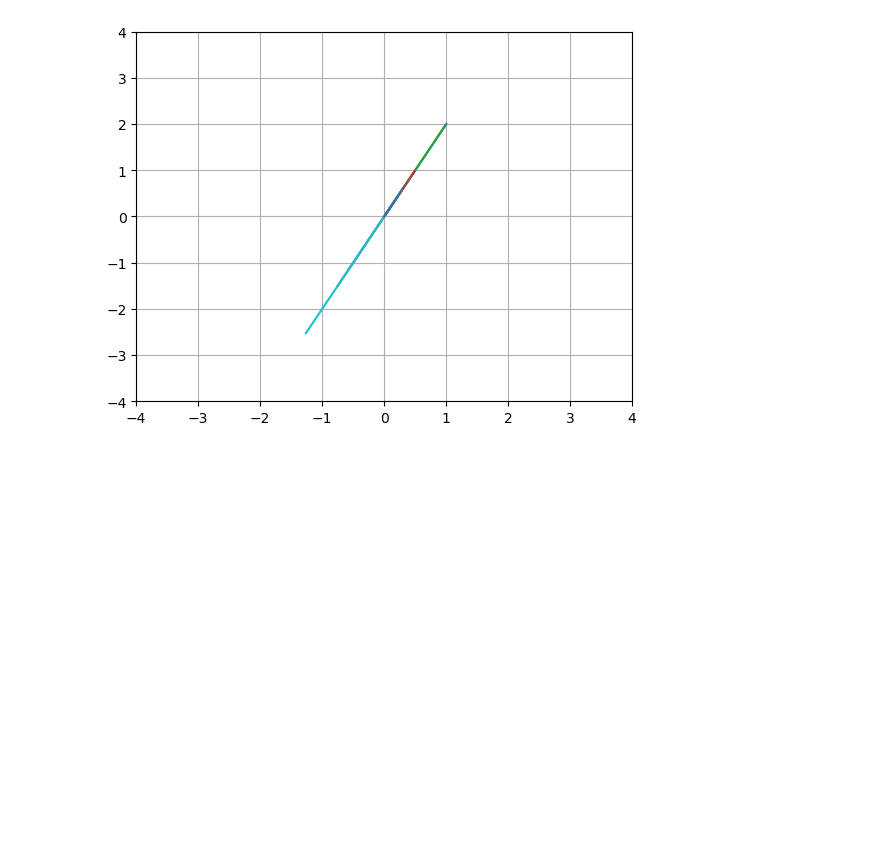
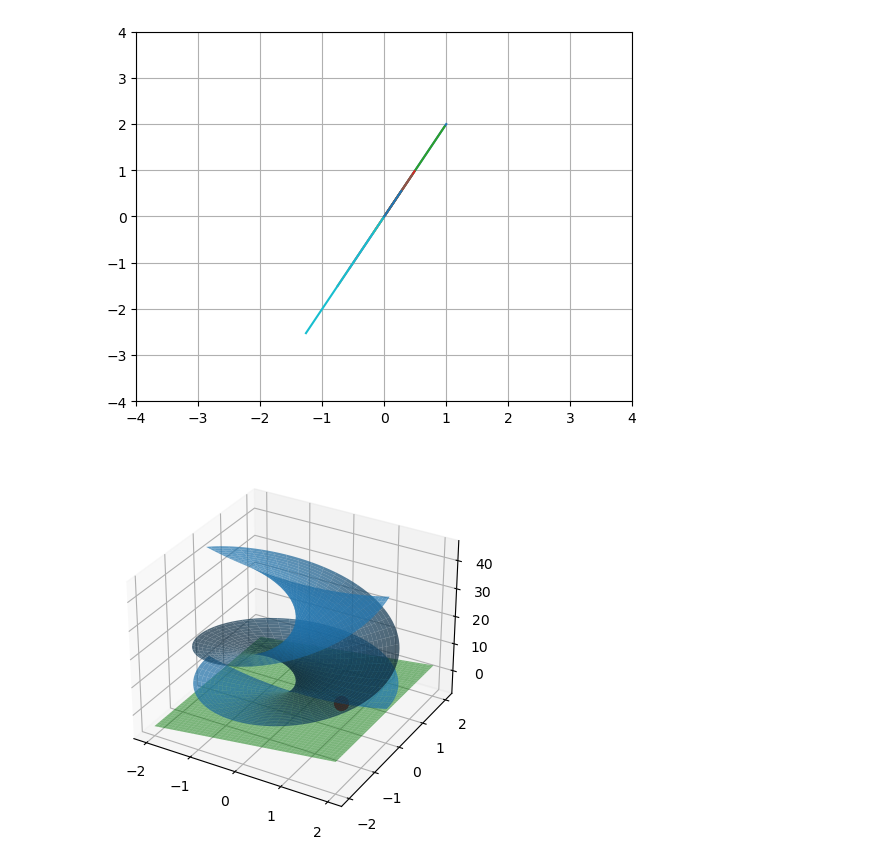
Before and after one commit to lkck001/python_proj, a Jupyter notebook: Linear Algebra/vectors.ipynb, the cells around one changed output. Saved outputs shown, nothing was run; the diff lists cells and outputs as text; code cells hidden in the pictures; blank space fills up the shorter version.

```diff
--- a/Linear Algebra/vectors.ipynb
+++ b/Linear Algebra/vectors.ipynb
@@ -16,3 +16,49 @@ plt.axis([-4,4,-4,4])
 # %% [output]
 (-4.0, 4.0, -4.0, 4.0)
 [figure]
+# %%
+import numpy as np
+import matplotlib.pyplot as plt
+from mpl_toolkits.mplot3d import Axes3D
+
+# 1. Define the vector function T(u,v)
+def T(u, v):
+    return (u * np.cos(v), u * np.sin(v), u**2 + v**2)
+
+# 2. Compute the partial derivatives with respect to u and v
+def Tu(u, v):
+    return (np.cos(v), np.sin(v), 2*u)
+
+def Tv(u, v):
+    return (-u * np.sin(v), u * np.cos(v), 2*v)
+
+# 3. Compute the normal vector to the plane at (1,0)
+u_val = 1
+v_val = 0
+normal_vector = np.cross(Tu(u_val, v_val), Tv(u_val, v_val))
+
+# 4. Plot T(u,v)
+u = np.linspace(-2, 2, 100)
+v = np.linspace(0, 2 * np.pi, 100)
+u, v = np.meshgrid(u, v)
+
+x, y, z = T(u, v)
+
+fig = plt.figure()
+ax = fig.add_subplot(111, projection='3d')
+ax.plot_surface(x, y, z, alpha=0.7)
+
+# 5. Plot the plane at (1,0)
+point_on_plane = T(u_val, v_val)
+d = -point_on_plane[0] * normal_vector[0] - point_on_plane[1] * normal_vector[1] - point_on_plane[2] * normal_vector[2]
+xx, yy = np.meshgrid(np.linspace(-2, 2, 100), np.linspace(-2, 2, 100))
+zz = (-normal_vector[0] * xx - normal_vector[1] * yy - d) * 1. / normal_vector[2]
+ax.plot_surface(xx, yy, zz, color='green', alpha=0.5)
+
+# Add the planePoint to the plot
+ax.scatter(*point_on_plane, color='red', s=100)
+
+# Show the plot
+plt.show()
+# %% [output]
+[figure, added]
```
Also changed, not shown: parts of 1 cell of this notebook, 2 other files.
